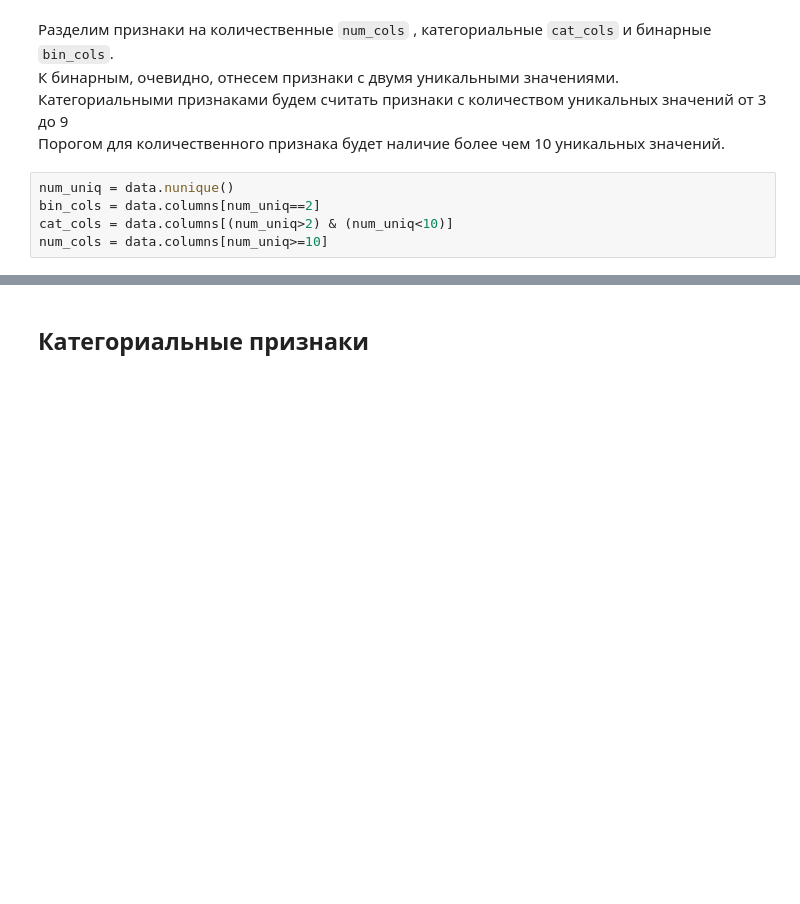
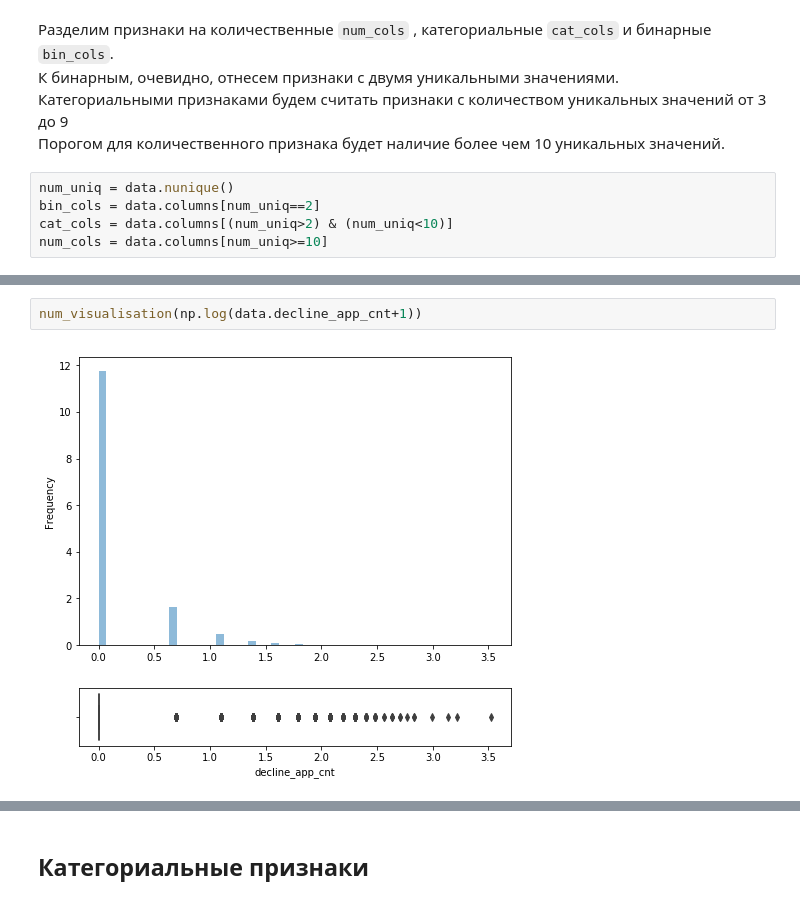
Before and after one commit to Urusut/IvanovDmitryV, a Jupyter notebook: Unit_5/Project_4.ipynb, the cells around one changed output, grey strips where cells are left out. Drawn from its saved outputs; the diff is of its cells as text; blank space fills up the shorter version.

```diff
--- a/Unit_5/Project_4.ipynb
+++ b/Unit_5/Project_4.ipynb
@@ -221,0 +226,4 @@ num_vis(data.age)
+# %%
+num_visualisation(np.log(data.decline_app_cnt+1))
+# %% [output]
+[figure, added]
```
Also changed, not shown: parts of 18 cells of this notebook, 1 other file.
